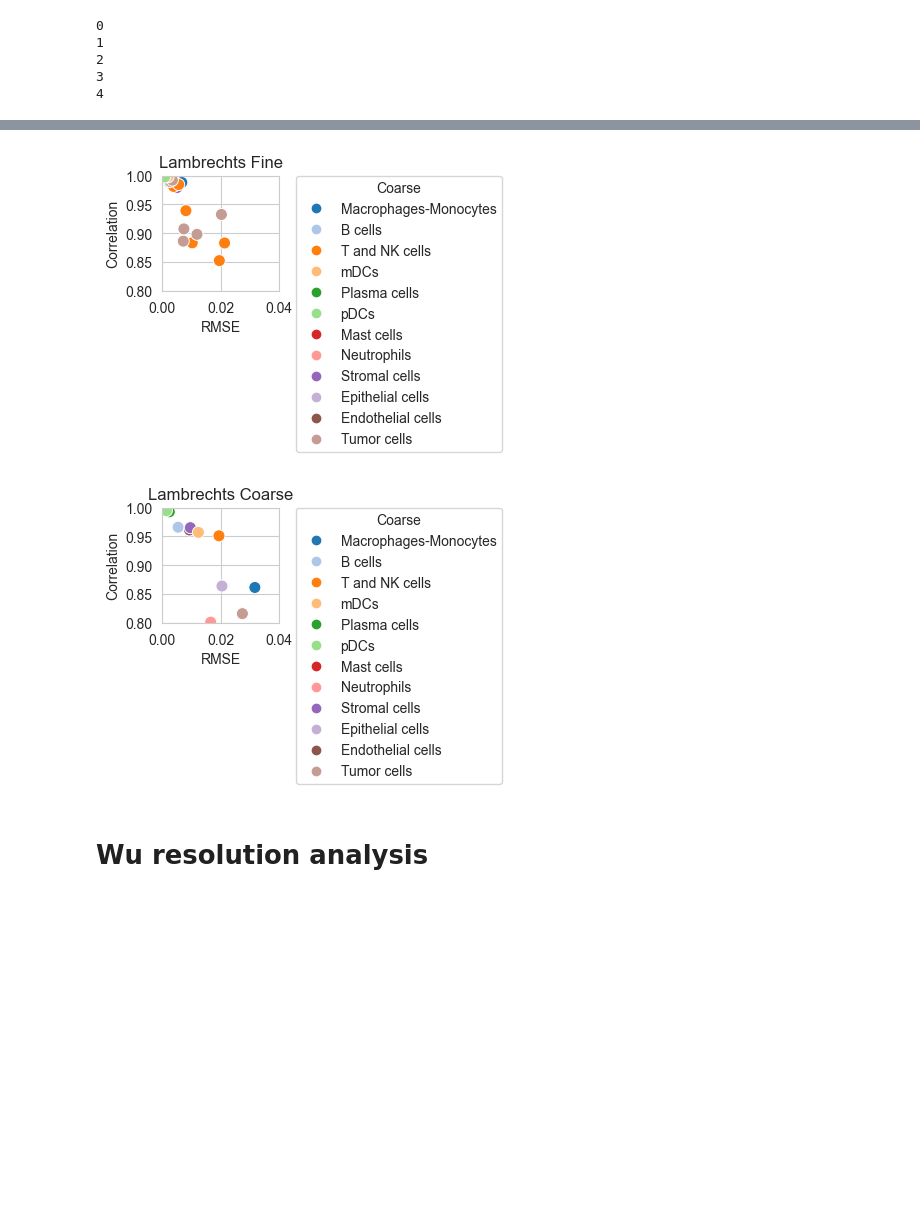
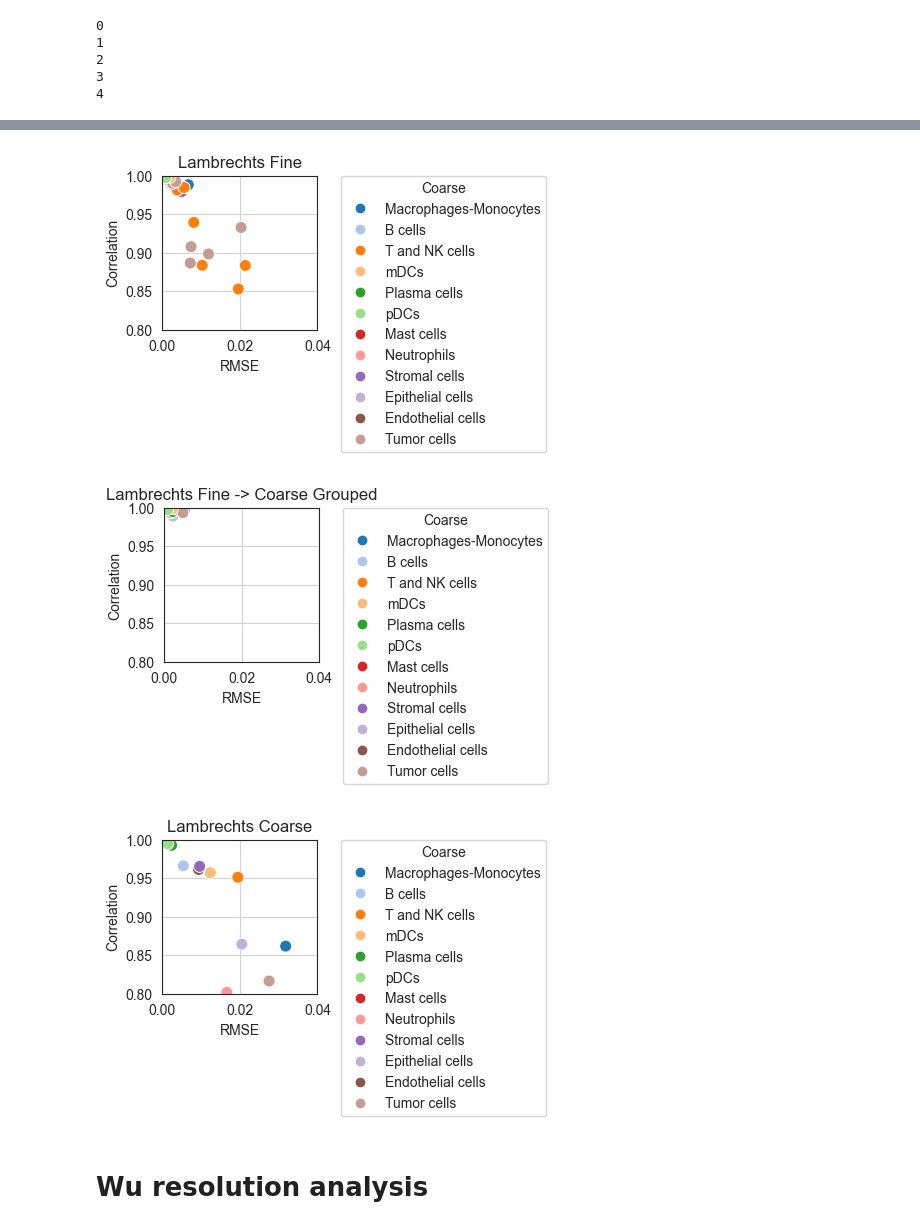
Before and after one commit to ComputationalBiomedicineGroup/rectangle_paper, a Jupyter notebook: notebooks/figure_3.ipynb, the cells around one changed output, grey strips where cells are left out. Cells and saved outputs as stored; diff of their text form; code cells hidden in the pictures; blank space fills up the shorter version.

```diff
--- a/notebooks/figure_3.ipynb
+++ b/notebooks/figure_3.ipynb
@@ -618,6 +846,17 @@ lambrechts_coarse_rsme_cell_avg.index = coarse_cell_types
 lambrechts_coarse_r_cell = [x[2] for x in lambrechts_coarse_evaluations_cell_types]
 lambrechts_coarse_r_cell_avg = pd.DataFrame(lambrechts_coarse_r_cell).mean()
 lambrechts_coarse_r_cell_avg.index = coarse_cell_types
+
+lambrechts_fine_grouped_coarse_rsme_series = []
+lambrechts_fine_grouped_coarse_r_series = []
+for (rsmes, rs, _ps), cell_types in zip(
+    lambrechts_fine_grouped_coarse_evaluations_cell_types,
+    lambrechts_fine_grouped_coarse_cell_types_list,
+):
+    lambrechts_fine_grouped_coarse_rsme_series.append(pd.Series(rsmes, index=cell_types))
+    lambrechts_fine_grouped_coarse_r_series.append(pd.Series(rs, index=cell_types))
+lambrechts_fine_grouped_coarse_rsme_cell_avg = pd.concat(lambrechts_fine_grouped_coarse_rsme_series, axis=1).mean(axis=1)
+lambrechts_fine_grouped_coarse_r_cell_avg = pd.concat(lambrechts_fine_grouped_coarse_r_series, axis=1).mean(axis=1)
 # %%
 # plot results
 import pandas as pd
@@ -693,35 +945,59 @@ plt.show()
 # %%
 fine_df = build_plot_df(lambrechts_fine_r_cell_avg, lambrechts_fine_rsme_cell_avg)
 fine_palette = {
     row.cell_type: coarse_color_map.get(row.coarse, '#999999')
     for row in fine_df.itertuples(index=False)
 }
 
-sns.set_style('whitegrid')
-plt.figure(figsize=(1.5, 1.5))
+sns.set_style('white')
+plt.figure(figsize=(2, 2))
 plt.xlim(0, 0.04)
 plt.ylim(0.8, 1)
 ax = sns.scatterplot(
     data=fine_df,
     x='RMSE',
     y='Correlation',
     hue='cell_type',
     s=75,
     palette=fine_palette,
     legend=False,
 )
+ax.grid(which='major', linestyle='-', color='lightgrey')
 plt.title('Lambrechts Fine')
 coarse_order = [c for c in mappings['Coarse'].drop_duplicates() if c in set(fine_df['coarse'])]
 add_coarse_legend(ax, coarse_order)
 plt.savefig('../figures/3d_scatter_lambrechts_fine.pdf', bbox_inches='tight')
 plt.show()
+
+fine_grouped_coarse_df = build_plot_df(lambrechts_fine_grouped_coarse_r_cell_avg, lambrechts_fine_grouped_coarse_rsme_cell_avg)
+
+sns.set_style('white')
+plt.figure(figsize=(2, 2))
+plt.xlim(0, 0.04)
+plt.ylim(0.8, 1)
+ax = sns.scatterplot(
+    data=fine_grouped_coarse_df,
+    x='RMSE',
+    y='Correlation',
+    hue='coarse',
+    s=75,
+    palette=build_coarse_palette(fine_grouped_coarse_df['coarse']),
+    legend=False,
+)
+ax.grid(which='major', linestyle='-', color='lightgrey')
+plt.title('Lambrechts Fine -> Coarse Grouped')
+coarse_order = [c for c in mappings['Coarse'].drop_duplicates() if c in set(fine_grouped_coarse_df['coarse'])]
+add_coarse_legend(ax, coarse_order)
+plt.savefig('../figures/3d_scatter_lambrechts_fine_grouped_coarse.pdf', bbox_inches='tight')
+plt.show()
 # %% [output]
-[figure, old version]
+[figure, new version]
+[figure, added]
 # %%
 coarse_df = build_plot_df(lambrechts_coarse_r_cell_avg, lambrechts_coarse_rsme_cell_avg)
 
-sns.set_style('whitegrid')
-plt.figure(figsize=(1.5, 1.5))
+sns.set_style('white')
+plt.figure(figsize=(2, 2))
 plt.xlim(0, 0.04)
 plt.ylim(0.8, 1)
 ax = sns.scatterplot(
@@ -730,16 +1006,17 @@ ax = sns.scatterplot(
     y='Correlation',
     hue='coarse',
     s=75,
-    palette=coarse_color_map,
+    palette=build_coarse_palette(coarse_df['coarse']),
     legend=False,
 )
+ax.grid(which='major', linestyle='-', color='lightgrey')
 plt.title('Lambrechts Coarse')
 coarse_order = [c for c in mappings['Coarse'].drop_duplicates() if c in set(coarse_df['coarse'])]
 add_coarse_legend(ax, coarse_order)
 plt.savefig('../figures/3d_scatter_lambrechts_coarse.pdf', bbox_inches='tight')
 plt.show()
 # %% [output]
-[figure, old version]
+[figure, new version]
 # %% [markdown]
 # Wu resolution analysis
 # %%
```
Also changed, not shown: parts of 18 cells of this notebook, 1 other file.
